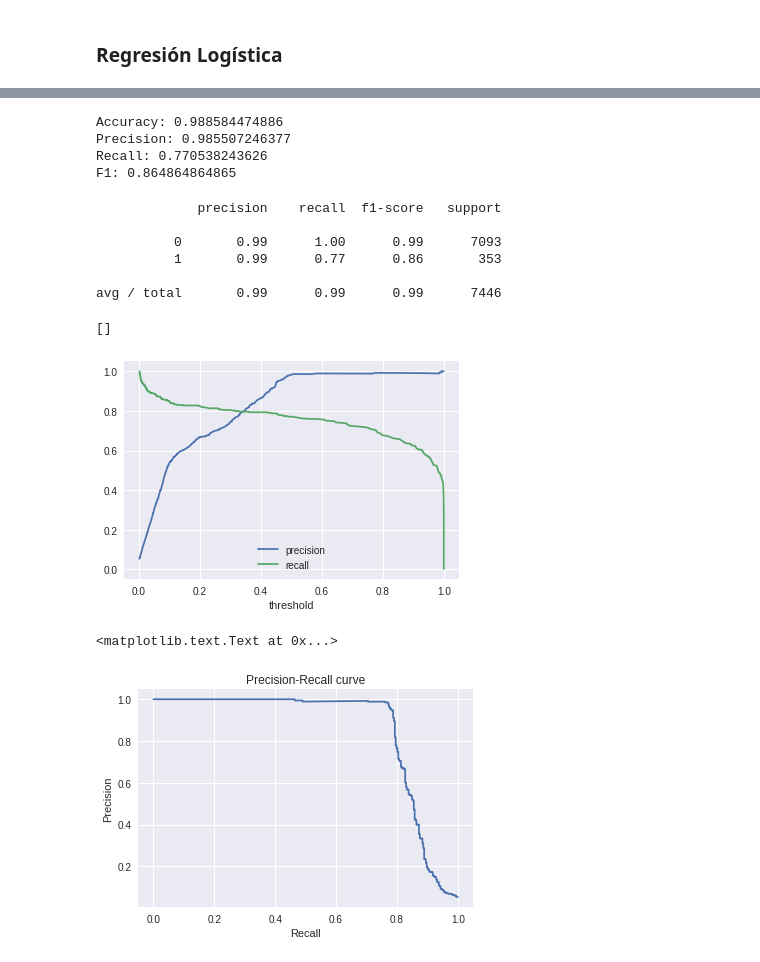
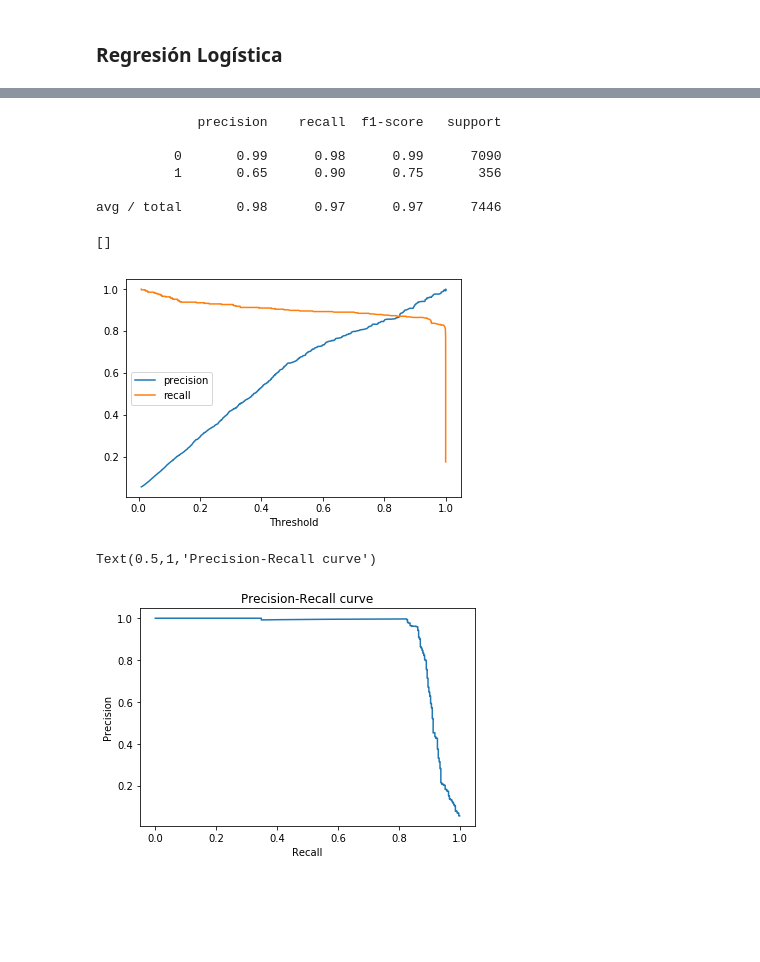
Before and after one commit to Tonicrespit/MADM-2017, a Jupyter notebook: 6 - Evaluación/3 - Evaluación - Detección de fraude.ipynb, the cells around one changed output, grey strips where cells are left out. Saved outputs shown, nothing was run; the diff lists cells and outputs as text; code cells hidden in the pictures; blank space fills up the shorter version.

```diff
--- a/6 - Evaluación/3 - Evaluación - Detección de fraude.ipynb
+++ b/6 - Evaluación/3 - Evaluación - Detección de fraude.ipynb
@@ -46,7 +46,7 @@ df_train.head(5)
 # %% [markdown]
 Eliminamos la columna **Index** pues no ofrece información, además ya la estructura de data frame de **Pandas** ya proporciona dicha información.
 # %%
-df_train = df_train[df_train.columns[1:]]
+df_train = df_train.drop('index', axis = 1)
 # %% [markdown]
 ### Estadísticos básicos del conjunto de datos
 # %%
@@ -162,12 +116,0 @@ print(confusion_matrix(y_train, y_pred, labels=[1, 0]))
-# %%
-from sklearn.metrics import accuracy_score, precision_score, recall_score, f1_score
-
-print("Accuracy:", accuracy_score(y_train, y_pred))
-print("Precision:", precision_score(y_train, y_pred))
-print("Recall:", recall_score(y_train, y_pred))
-print("F1:", f1_score(y_train, y_pred))
-# %% [output]
-Accuracy: 0.988584474886
-Precision: 0.985507246377
-Recall: 0.770538243626
-F1: 0.864864864865
@@ -174,39 +121,42 @@ F1: 0.864864864865
+# %%
+rnd_seed = 123
+
+df = df_train
+X_train, X_test, y_train, y_test = train_test_split(df.drop('Class', axis=1),
+                                                    df.Class,
+                                                    test_size=0.1,
+                                                    random_state=rnd_seed)
+kfold = StratifiedKFold(n_splits=30, random_state=rnd_seed)
+logreg = LogisticRegression(random_state=rnd_seed, class_weight='balanced')
+y_pred = cross_val_predict(logreg, X_train, y_train, cv=kfold)
 # %%
-from sklearn.metrics import classification_report
 print(classification_report(y_train, y_pred))
 # %% [output]
              precision    recall  f1-score   support
 
-          0       0.99      1.00      0.99      7093
-          1       0.99      0.77      0.86       353
+          0       0.99      0.98      0.99      7090
+          1       0.65      0.90      0.75       356
 
-avg / total       0.99      0.99      0.99      7446
+avg / total       0.98      0.97      0.97      7446
 # %%
-# vamos a predecir las probabilidades del ejercicio anterior
-y_proba = cross_val_predict(clf, X_train, y_train, cv=kfold, method='predict_proba')
+y_proba = cross_val_predict(logreg, X_train, y_train, cv=kfold, method='predict_proba')
 # %%
-# importa el metodo que nos permite encontrar la curva de precisión y recall
-from sklearn.metrics import precision_recall_curve
-
-# calcula la precision, el recall y los umbrales
 prec, rec, thre = precision_recall_curve(y_true=y_train, probas_pred=y_proba[:,1])
 
-# haz un plot de la precision y el recall en función de los umbrales
 plt.plot(thre, prec[:-1], label='precision')
 plt.plot(thre, rec[:-1], label='recall')
 plt.legend(loc='best')
-plt.xlabel('threshold')
+plt.xlabel('Threshold')
 plt.plot()
 # %% [output]
 []
-[figure, old version]
+[figure, new version]
 # %%
-# plotea la precisión en funcion del recall
 plt.plot(rec, prec)
 plt.xlabel('Recall')
 plt.ylabel('Precision')
 plt.title('Precision-Recall curve')
 # %% [output]
-<matplotlib.text.Text at 0x...>
+Text(0.5,1,'Precision-Recall curve')
-[figure, old version]
+[figure, new version]
 # %%
```
Also changed, not shown: parts of 10 cells of this notebook.
